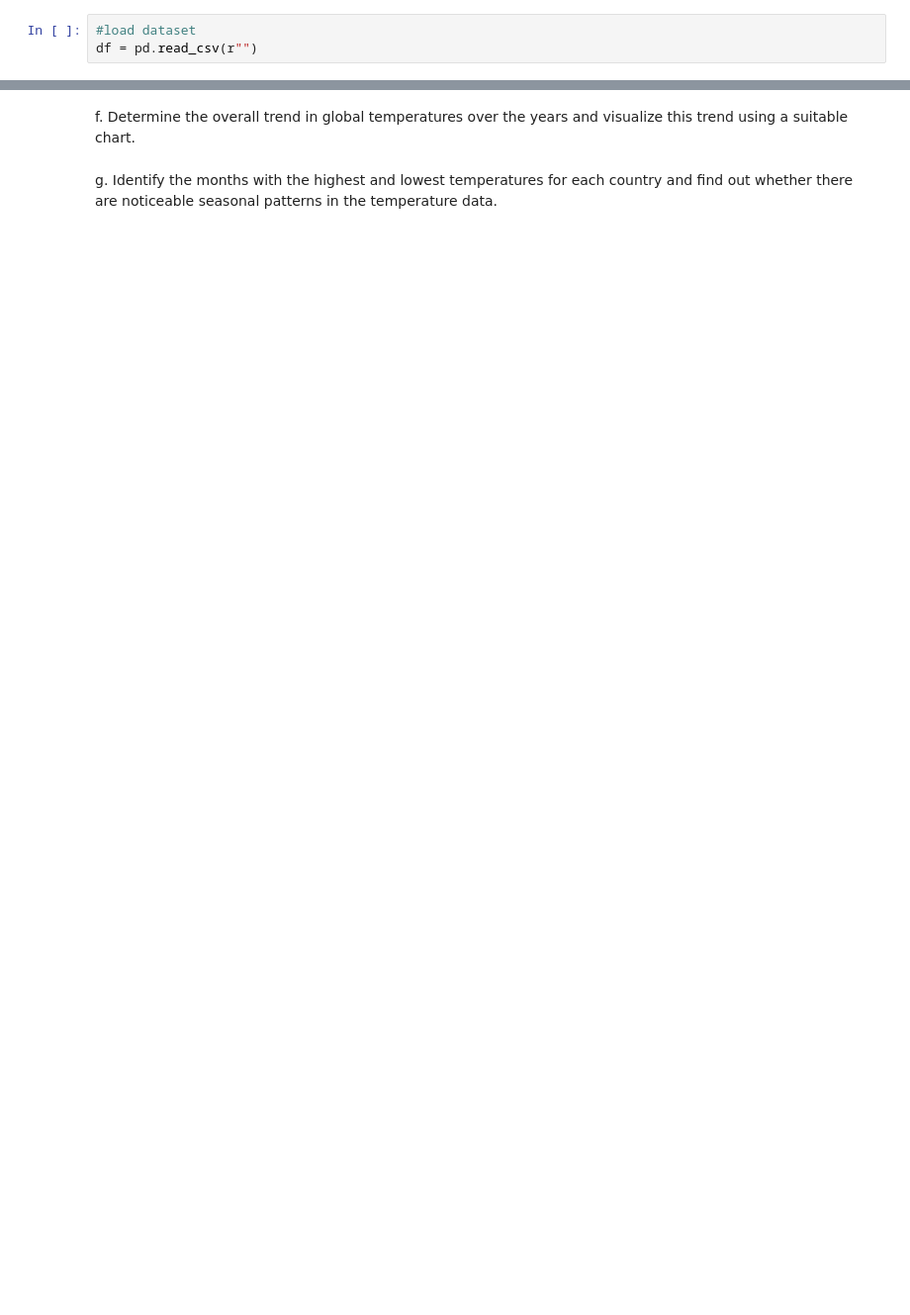
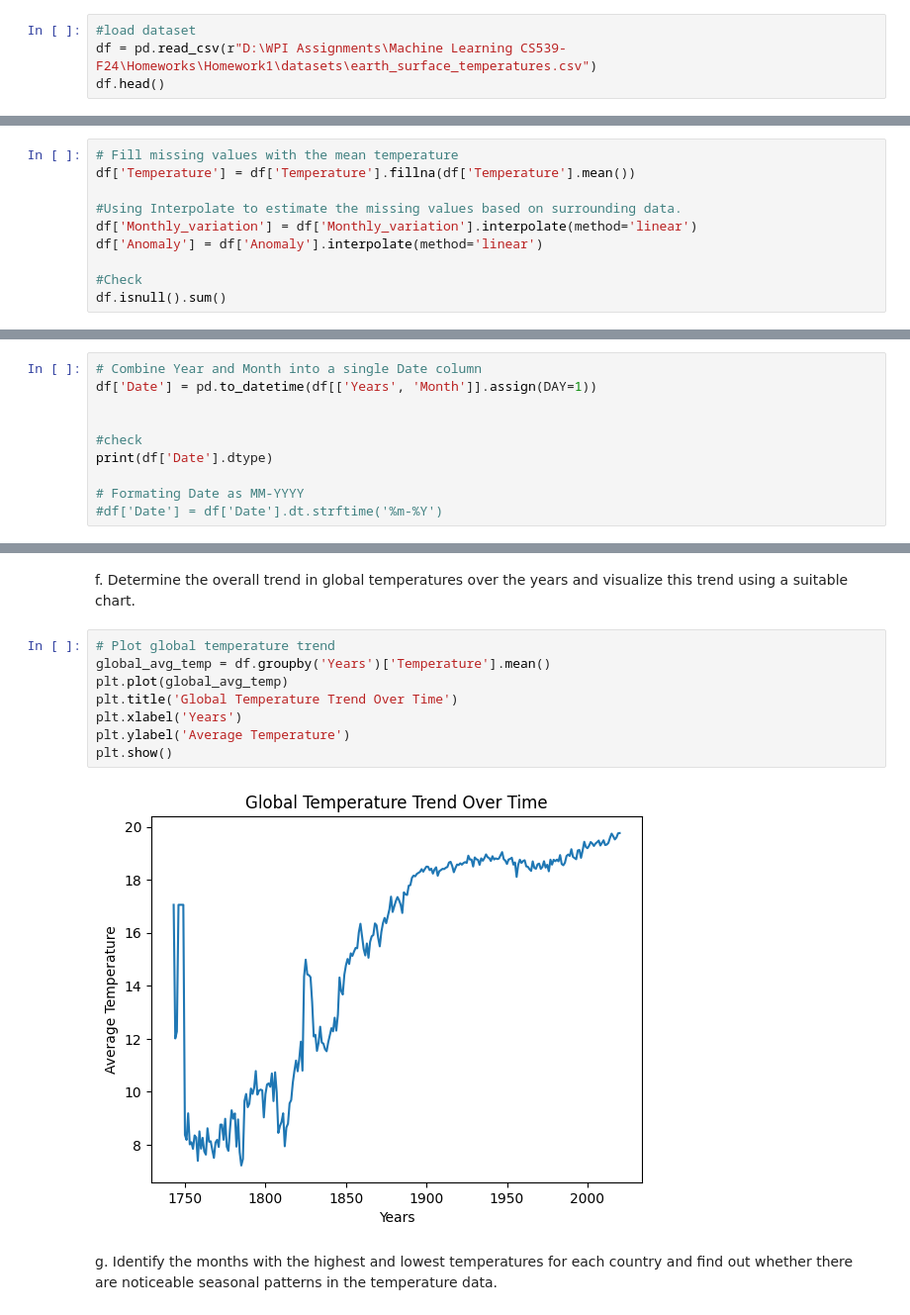
Before and after one commit to Sonica-B/Machine-Learning-CS539-F24, a Jupyter notebook: Homework1/Shreya_Boyane.ipynb, the cells around one changed output, grey strips where cells are left out. Shown at 99% size. Drawn from its saved outputs; the diff is of its cells as text; blank space fills up the shorter version.

```diff
--- a/Homework1/Shreya_Boyane.ipynb
+++ b/Homework1/Shreya_Boyane.ipynb
@@ -17,4 +17,5 @@ from sklearn.datasets import load_iris
 a. Identify and rectify any missing values in the data using appropriate techniques.
 # %%
 #load dataset
-df = pd.read_csv(r"")
+df = pd.read_csv(r"D:\WPI Assignments\Machine Learning CS539-F24\Homeworks\Homework1\datasets\earth_surface_temperatures.csv")
+df.head()
@@ -20,0 +70,10 @@ df = pd.read_csv(r"")
+# %%
+# Fill missing values with the mean temperature
+df['Temperature'] = df['Temperature'].fillna(df['Temperature'].mean())
+
+#Using Interpolate to estimate the missing values based on surrounding data.
+df['Monthly_variation'] = df['Monthly_variation'].interpolate(method='linear')
+df['Anomaly'] = df['Anomaly'].interpolate(method='linear')
+
+#Check
+df.isnull().sum()
@@ -24,0 +90,10 @@ the MM-YYYY format, with a datetime64[ns] data type. For example, the year
+# %%
+# Combine Year and Month into a single Date column
+df['Date'] = pd.to_datetime(df[['Years', 'Month']].assign(DAY=1))
+
+
+#check
+print(df['Date'].dtype)
+
+# Formating Date as MM-YYYY
+#df['Date'] = df['Date'].dt.strftime('%m-%Y')
@@ -34,6 +167,16 @@ temperature values.
 # %% [markdown]
 f. Determine the overall trend in global temperatures over the years and visualize
 this trend using a suitable chart.
+# %%
+# Plot global temperature trend
+global_avg_temp = df.groupby('Years')['Temperature'].mean()
+plt.plot(global_avg_temp)
+plt.title('Global Temperature Trend Over Time')
+plt.xlabel('Years')
+plt.ylabel('Average Temperature')
+plt.show()
+# %% [output]
+[figure, added]
 # %% [markdown]
 g. Identify the months with the highest and lowest temperatures for each country
 and find out whether there are noticeable seasonal patterns in the temperature
```
Also changed, not shown: parts of 18 cells of this notebook.
